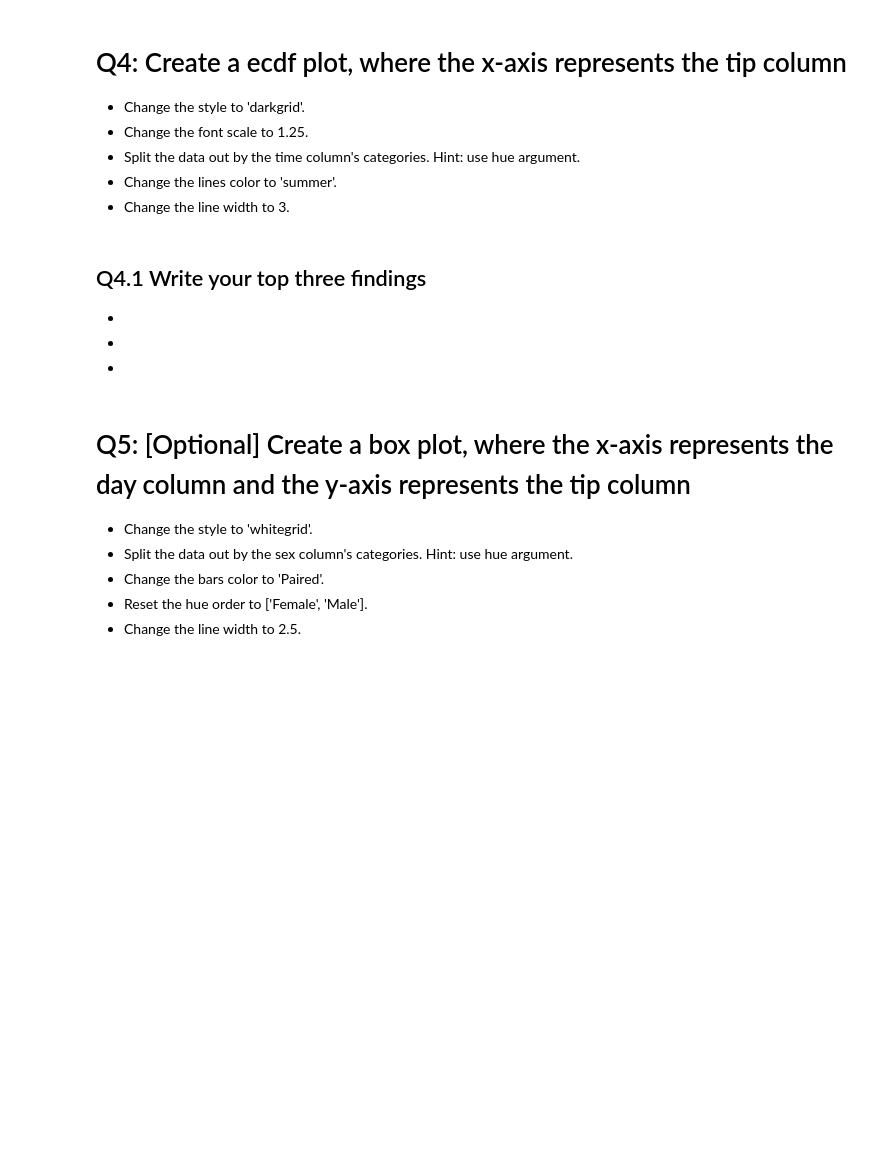
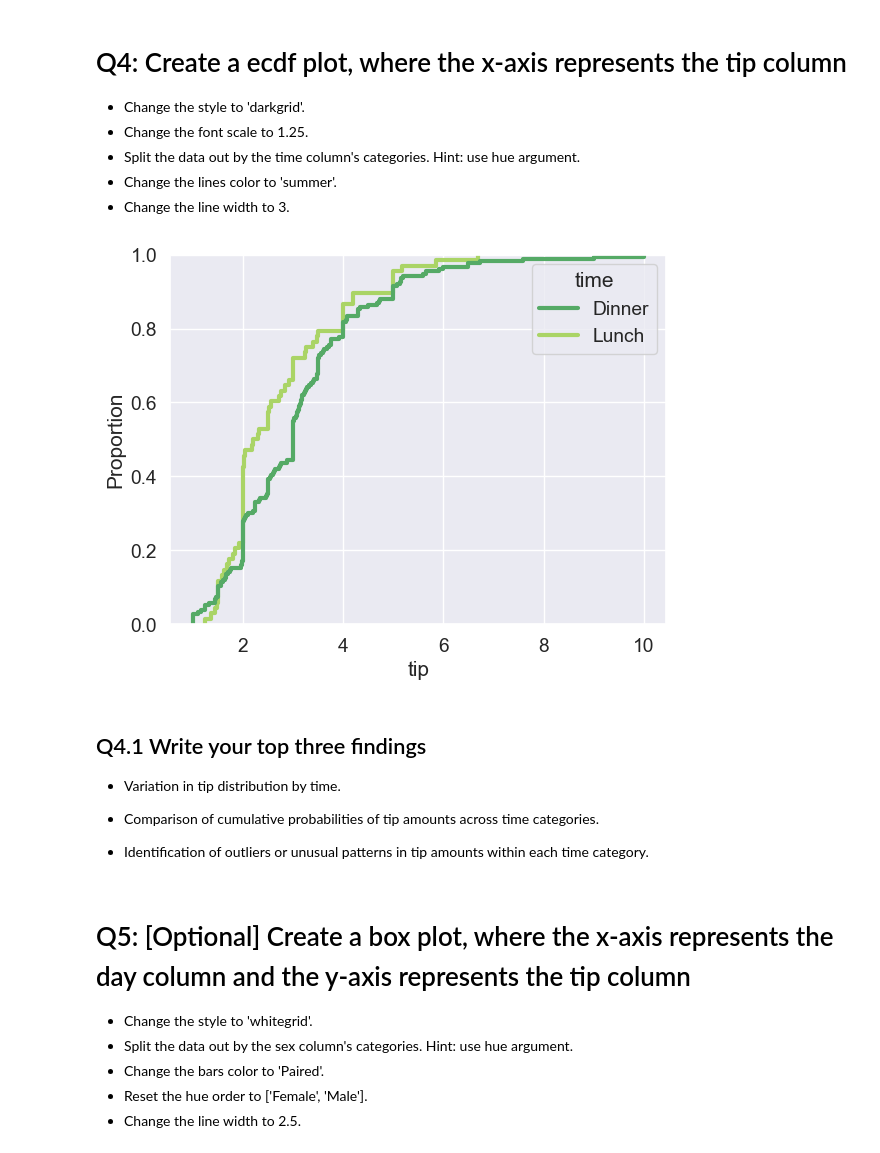
Before and after one commit to Tuwaiq-Data-Science-Bootcamp-V5/Seaborn-Lab2, a Jupyter notebook: Seaborn_Assignment2.ipynb, the cells around one changed output. Cells and saved outputs as stored; diff of their text form; code cells hidden in the pictures; blank space fills up the shorter version.

```diff
--- a/Seaborn_Assignment2.ipynb
+++ b/Seaborn_Assignment2.ipynb
@@ -54,12 +67,19 @@ NameError: name 'tips_df' is not defined
 - Change the lines color to 'summer'.
 - Change the line width to 3.
 # %%
-# write your code here ^_^
+sns.set(style="darkgrid")
+sns.set(font_scale=1.25)
+
+g = sns.ecdfplot(data=tips_dataset, x='tip' , hue='time' , palette= 'summer' , linewidth=3)
+# %% [output]
+[figure, added]
 # %% [markdown]
 ## Q4.1 Write your top three findings
--
--
--
+- Variation in tip distribution by time.
+
+- Comparison of cumulative probabilities of tip amounts across time categories.
+
+- Identification of outliers or unusual patterns in tip amounts within each time category.
 # %% [markdown]
 # Q5: [Optional] Create a box plot, where the x-axis represents the day column and the y-axis represents the tip column
 - Change the style to 'whitegrid'.
```
Also changed, not shown: parts of 13 cells of this notebook, 1 other file.
